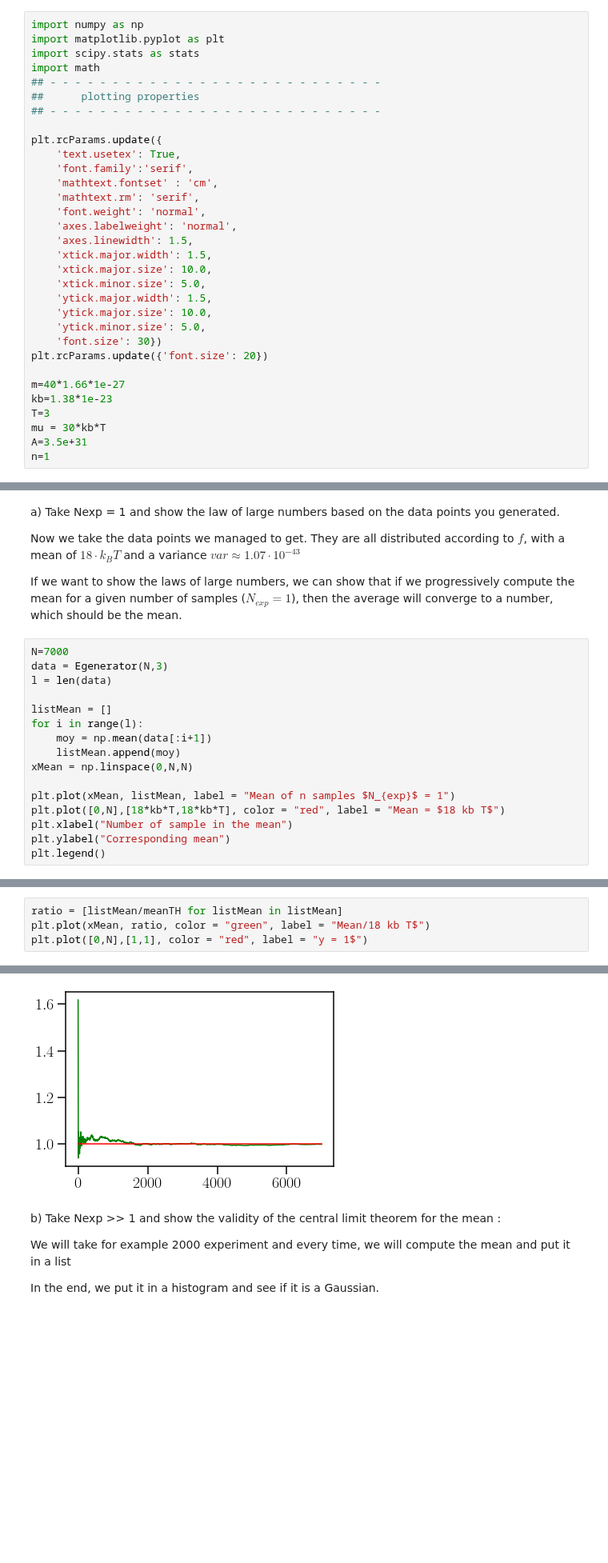
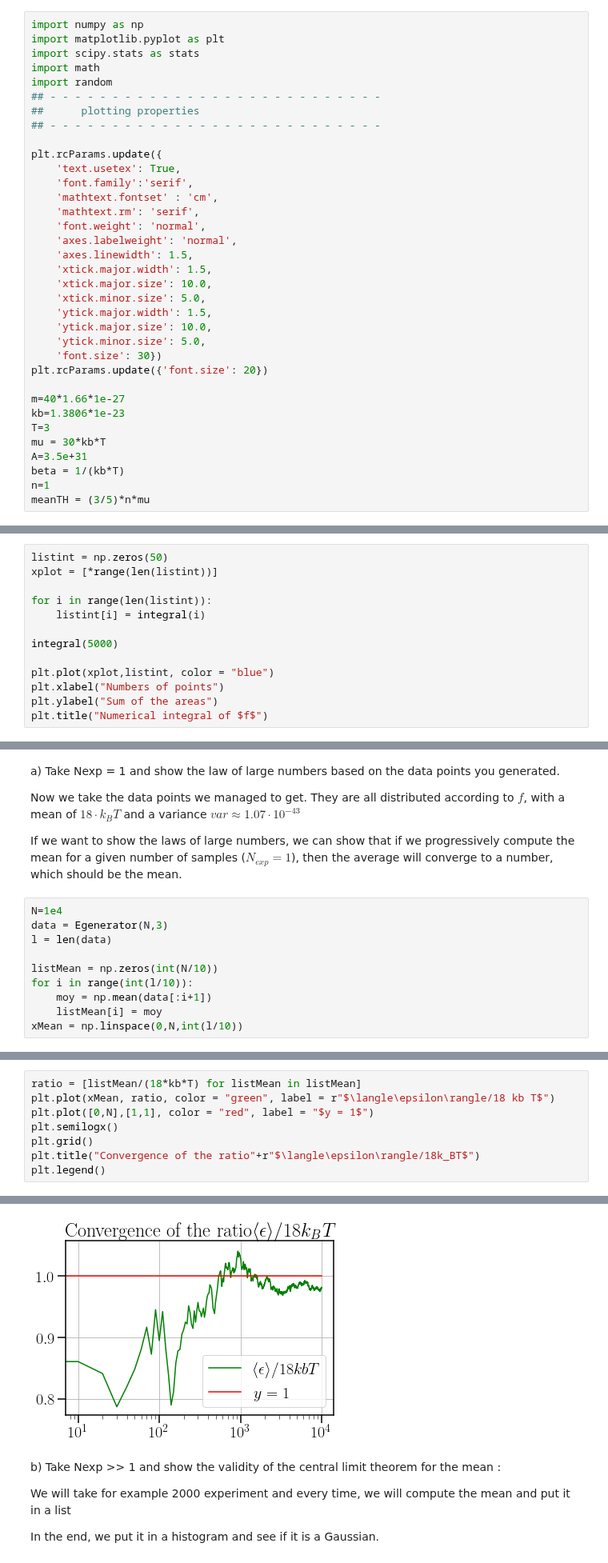
Before and after one commit to Nayaqs/stats, a Jupyter notebook: FinalProject.ipynb, the cells around one changed output, grey strips where cells are left out. Shown at 80% size. Saved outputs shown, nothing was run; the diff lists cells and outputs as text; blank space fills up the shorter version.

```diff
--- a/FinalProject.ipynb
+++ b/FinalProject.ipynb
@@ -5,6 +5,7 @@ import numpy as np
 import matplotlib.pyplot as plt
 import scipy.stats as stats
 import math
+import random
 ## - - - - - - - - - - - - - - - - - - - - - - - - - - -
 ##      plotting properties
 ## - - - - - - - - - - - - - - - - - - - - - - - - - - -
@@ -27,11 +28,13 @@ plt.rcParams.update({
 plt.rcParams.update({'font.size': 20})
 
 m=40*1.66*1e-27
-kb=1.38*1e-23
+kb=1.3806*1e-23
 T=3
 mu = 30*kb*T
 A=3.5e+31
+beta = 1/(kb*T)
 n=1
+meanTH = (3/5)*n*mu
 # %% [markdown]
 Let's plot the function to see the result
 # %%
@@ -63,0 +114,13 @@ is indeed a pdf
+# %%
+listint = np.zeros(50)
+xplot = [*range(len(listint))]
+
+for i in range(len(listint)):
+    listint[i] = integral(i)
+
+integral(5000)
+
+plt.plot(xplot,listint, color = "blue")
+plt.xlabel("Numbers of points")
+plt.ylabel("Sum of the areas")
+plt.title("Numerical integral of $f$")
@@ -155,18 +229,12 @@ Now we take the data points we managed to get. They are all distributed accordin
 
 If we want to show the laws of large numbers, we can show that if we progressively compute the mean for a given number of samples ($N_{exp}=1$), then the average will converge to a number, which should be the mean.
 # %%
-N=7000
+N=1e4
 data = Egenerator(N,3)
 l = len(data)
 
-listMean = []
-for i in range(l):
+listMean = np.zeros(int(N/10))
+for i in range(int(l/10)):
     moy = np.mean(data[:i+1])
-    listMean.append(moy)
-xMean = np.linspace(0,N,N)
-
-plt.plot(xMean, listMean, label = "Mean of n samples $N_{exp}$ = 1")
-plt.plot([0,N],[18*kb*T,18*kb*T], color = "red", label = "Mean = $18 kb T$")
-plt.xlabel("Number of sample in the mean")
-plt.ylabel("Corresponding mean")
-plt.legend()
+    listMean[i] = moy
+xMean = np.linspace(0,N,int(l/10))
@@ -178,5 +257,9 @@ If we take the ratio, it converges asymptotically to 1
 # %%
-ratio = [listMean/meanTH for listMean in listMean]
-plt.plot(xMean, ratio, color = "green", label = "Mean/18 kb T$")
-plt.plot([0,N],[1,1], color = "red", label = "y = 1$")
+ratio = [listMean/(18*kb*T) for listMean in listMean]
+plt.plot(xMean, ratio, color = "green", label = r"$\langle\epsilon\rangle/18 kb T$")
+plt.plot([0,N],[1,1], color = "red", label = "$y = 1$")
+plt.semilogx()
+plt.grid()
+plt.title("Convergence of the ratio"+r"$\langle\epsilon\rangle/18k_BT$")
+plt.legend()
 # %% [output]
@@ -184,4 +267,4 @@ plt.plot([0,N],[1,1], color = "red", label = "y = 1$")
-[figure, old version]
+[figure, new version]
 # %% [markdown]
 b) Take Nexp >> 1 and show the validity of the central limit theorem for the mean :
 
```
Also changed, not shown: parts of 89 cells of this notebook.
